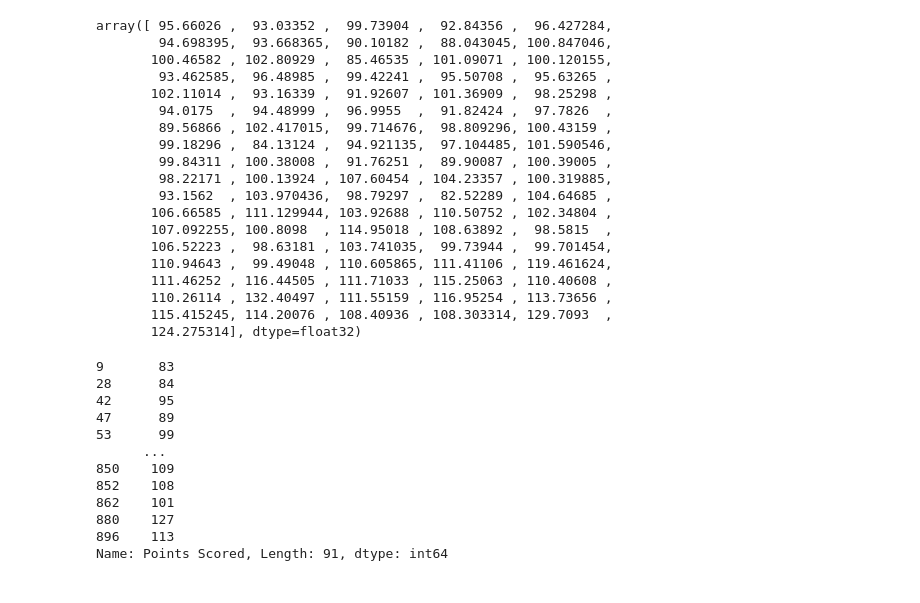
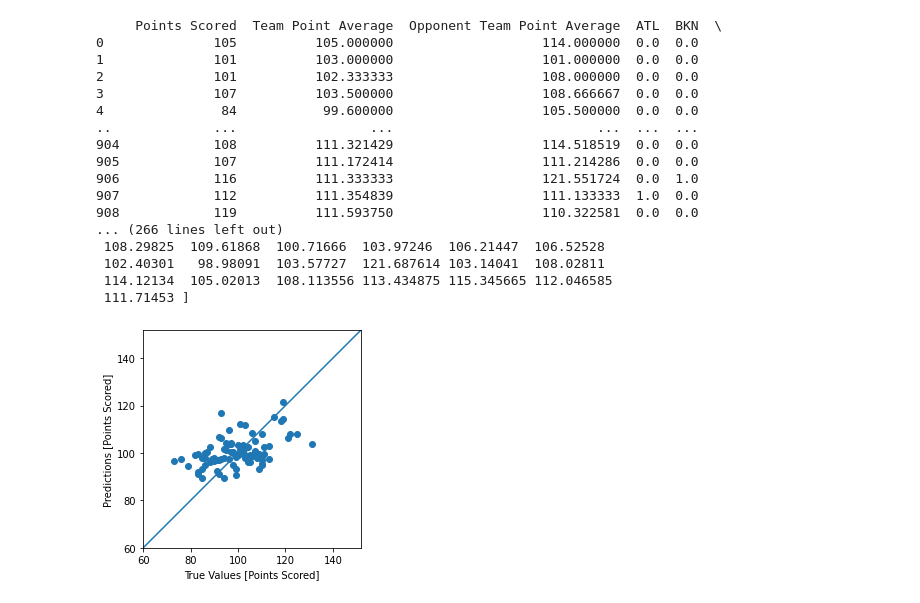
Before and after one commit to RohanPankaj/NBA-Prediction, a Jupyter notebook: Team-Predictions-New.ipynb, the cells around one changed output. Saved outputs shown, nothing was run; the diff lists cells and outputs as text; code cells hidden in the pictures.

Commit message:
made production ready, sample output is from first real world Prediction. It was rightgit add Team-Predictions-New.ipynb git add Team-Predictions-New.ipynb !

```diff
--- a/Team-Predictions-New.ipynb
+++ b/Team-Predictions-New.ipynb
@@ -427,6 +238,0 @@ train_dataset
-# %%
-#normalize the data
-def sigmoid(x):
-    return(x - train_stats['mean'])/train_stats['std']
-normed_train_data = sigmoid(train_dataset)
-normed_test_data = sigmoid(test_dataset)
@@ -466,0 +239,11 @@ normed_test_data
+# %%
+team =Team(1610612763)
+test = team.get_active_team_data()
+
+
+
+
+
+
+
+print(test)
@@ -683,39 +411,24 @@ _ = plt.plot([-100,200], [-100, 200])
-# %%
-#print test predictions
-test_predictions
-# %% [output]
-array([ 95.66026 ,  93.03352 ,  99.73904 ,  92.84356 ,  96.427284,
-        94.698395,  93.668365,  90.10182 ,  88.043045, 100.847046,
-       100.46582 , 102.80929 ,  85.46535 , 101.09071 , 100.120155,
-        93.462585,  96.48985 ,  99.42241 ,  95.50708 ,  95.63265 ,
-       102.11014 ,  93.16339 ,  91.92607 , 101.36909 ,  98.25298 ,
-        94.0175  ,  94.48999 ,  96.9955  ,  91.82424 ,  97.7826  ,
-        89.56866 , 102.417015,  99.714676,  98.809296, 100.43159 ,
-        99.18296 ,  84.13124 ,  94.921135,  97.104485, 101.590546,
-        99.84311 , 100.38008 ,  91.76251 ,  89.90087 , 100.39005 ,
-        98.22171 , 100.13924 , 107.60454 , 104.23357 , 100.319885,
-        93.1562  , 103.970436,  98.79297 ,  82.52289 , 104.64685 ,
-       106.66585 , 111.129944, 103.92688 , 110.50752 , 102.34804 ,
-       107.092255, 100.8098  , 114.95018 , 108.63892 ,  98.5815  ,
-       106.52223 ,  98.63181 , 103.741035,  99.73944 ,  99.701454,
-       110.94643 ,  99.49048 , 110.605865, 111.41106 , 119.461624,
-       111.46252 , 116.44505 , 111.71033 , 115.25063 , 110.40608 ,
-       110.26114 , 132.40497 , 111.55159 , 116.95254 , 113.73656 ,
-       115.415245, 114.20076 , 108.40936 , 108.303314, 129.7093  ,
-       124.275314], dtype=float32)
-# %%
-#print test labels
-test_labels
-# %% [output]
-9       83
-28      84
-42      95
-47      89
-53      99
-      ...
-850    109
-852    108
-862    101
-880    127
-896    113
-Name: Points Scored, Length: 91, dtype: int64
+# %%
+print(test)
+prediction_test = Prediction(test)
+
+prediction_test.test_prediction_accuracy()
+# %% [output]
+     Points Scored  Team Point Average  Opponent Team Point Average  ATL  BKN  \
+0              105          105.000000                   114.000000  0.0  0.0
+1              101          103.000000                   101.000000  0.0  0.0
+2              101          102.333333                   108.000000  0.0  0.0
+3              107          103.500000                   108.666667  0.0  0.0
+4               84           99.600000                   105.500000  0.0  0.0
+..             ...                 ...                          ...  ...  ...
+904            108          111.321429                   114.518519  0.0  0.0
+905            107          111.172414                   111.214286  0.0  0.0
+906            116          111.333333                   121.551724  0.0  1.0
+907            112          111.354839                   111.133333  1.0  0.0
+908            119          111.593750                   110.322581  0.0  0.0
+... (266 lines left out)
+ 108.29825  109.61868  100.71666  103.97246  106.21447  106.52528
+ 102.40301   98.98091  103.57727  121.687614 103.14041  108.02811
+ 114.12134  105.02013  108.113556 113.434875 115.345665 112.046585
+ 111.71453 ]
+[figure, added]
```
Also changed, not shown: parts of 33 cells of this notebook.
